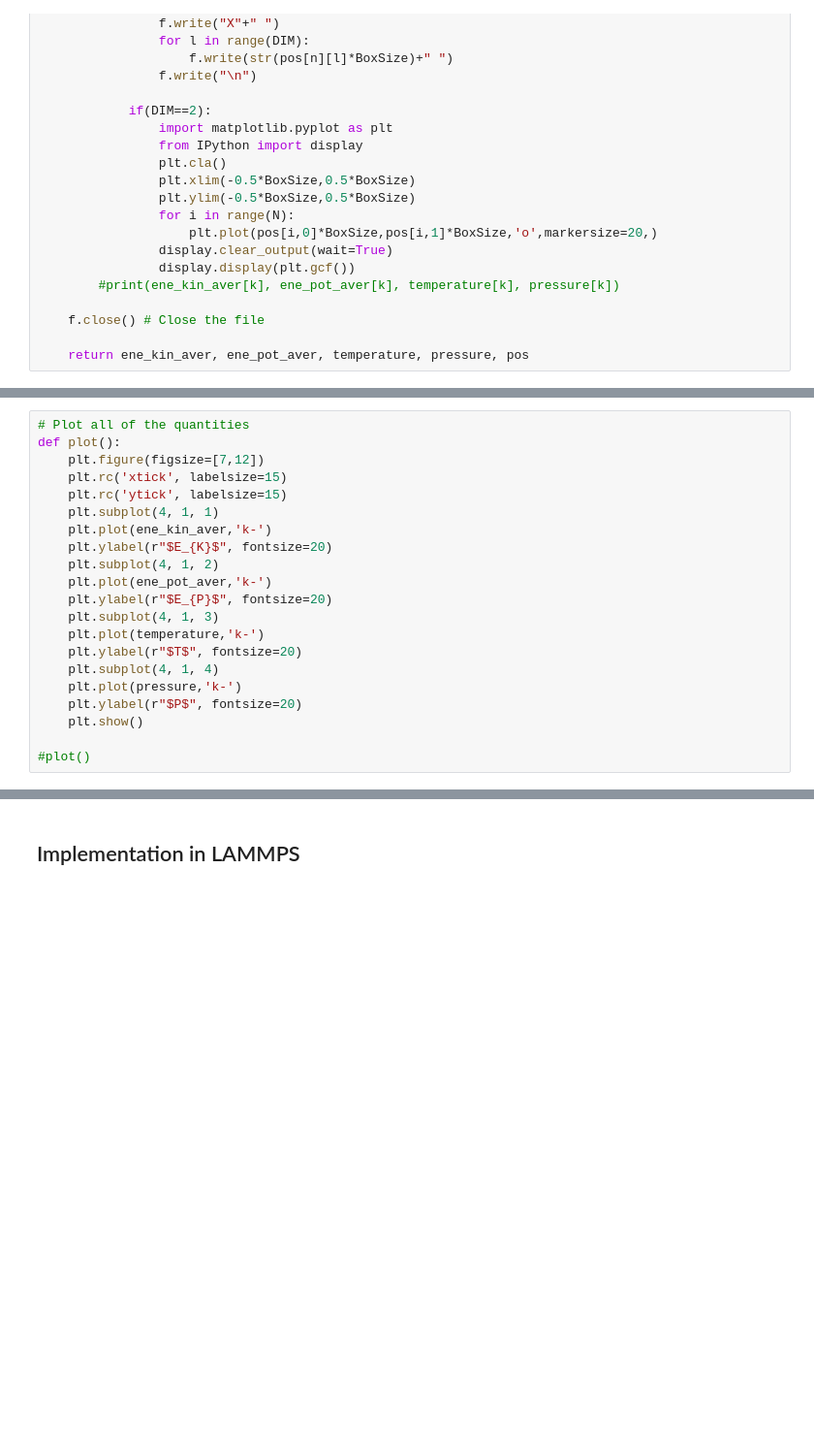
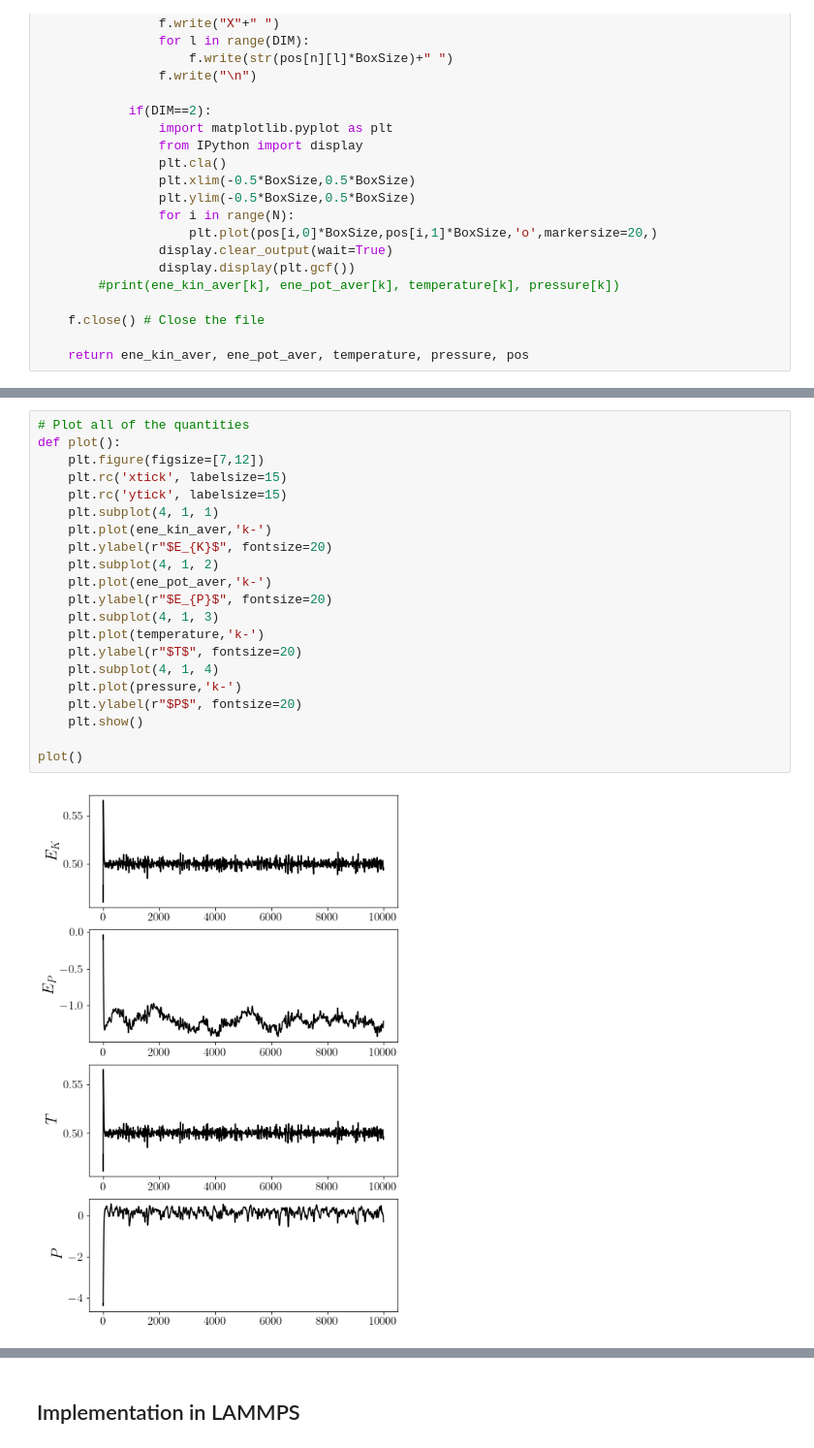
Before and after one commit to bonny3d/MMM_IITDh, a Jupyter notebook: 3_MD.ipynb, the cells around one changed output, grey strips where cells are left out. Shown at 97% size. Cells and saved outputs as stored; diff of their text form; blank space fills up the shorter version.

```diff
--- a/3_MD.ipynb
+++ b/3_MD.ipynb
@@ -267,22 +276,24 @@ def main(pos,NSteps,deltat,TRequested,DumpFreq,epsilon,BoxSize,DIM):
 # %%
 # Plot all of the quantities
 def plot():
     plt.figure(figsize=[7,12])
     plt.rc('xtick', labelsize=15)
     plt.rc('ytick', labelsize=15)
     plt.subplot(4, 1, 1)
     plt.plot(ene_kin_aver,'k-')
     plt.ylabel(r"$E_{K}$", fontsize=20)
     plt.subplot(4, 1, 2)
     plt.plot(ene_pot_aver,'k-')
     plt.ylabel(r"$E_{P}$", fontsize=20)
     plt.subplot(4, 1, 3)
     plt.plot(temperature,'k-')
     plt.ylabel(r"$T$", fontsize=20)
     plt.subplot(4, 1, 4)
     plt.plot(pressure,'k-')
     plt.ylabel(r"$P$", fontsize=20)
     plt.show()
 
-#plot()
+plot()
+# %% [output]
+[figure, added]
 # %%
```
Also changed, not shown: parts of 25 cells of this notebook.
